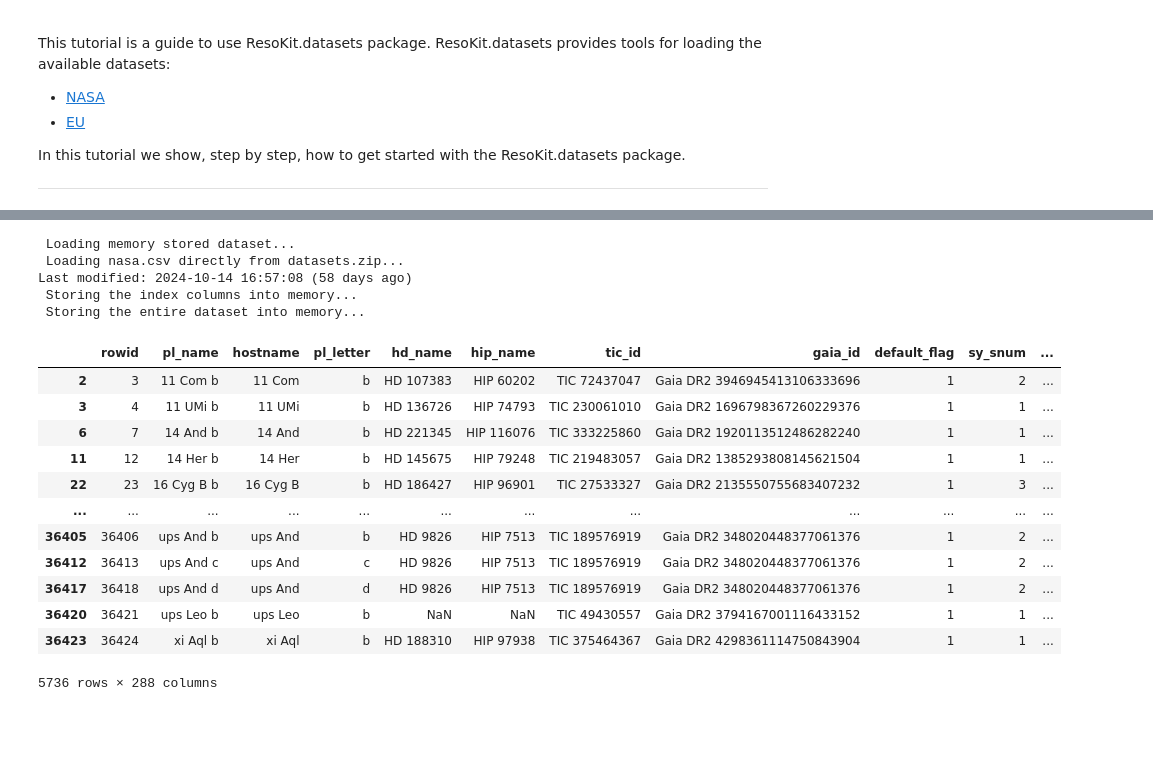
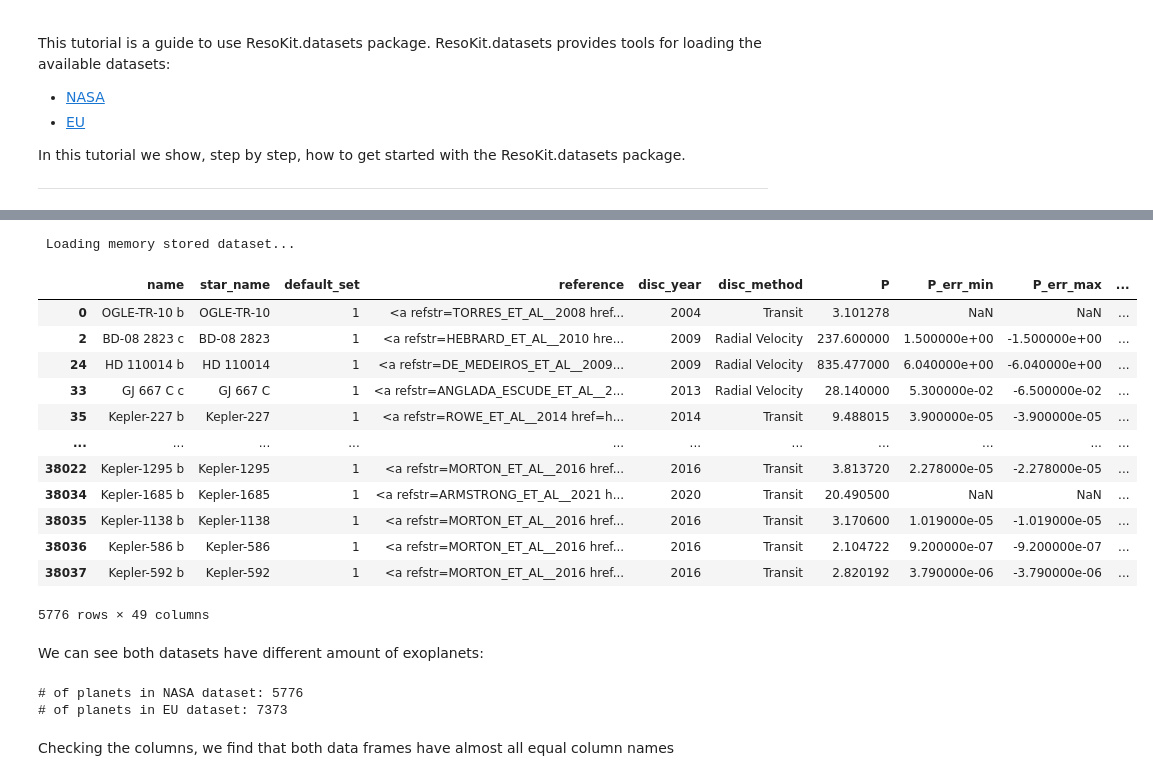
Before and after one commit to Gianuzzi/ResoKit, a Jupyter notebook: docs/source/tutorials/io.ipynb, the cells around one changed output, grey strips where cells are left out. Cells and saved outputs as stored; diff of their text form; code cells hidden in the pictures; blank space fills up the shorter version.

```diff
--- a/docs/source/tutorials/io.ipynb
+++ b/docs/source/tutorials/io.ipynb
@@ -57,0 +24,3 @@ rdata.load_dataset("eu", store=True)
+# %%
+data = datasets.load_dataset("eu")
+data
@@ -57,0 +44,2 @@ rdata.load_dataset("eu", store=True)
+# %%
+datasets.load_dataset("eu", store=True)
@@ -57,0 +76,3 @@ rdata.load_dataset("eu", store=True)
+# %%
+eu = datasets.load_dataset("eu")
+eu
@@ -58,28 +94,32 @@ rdata.load_dataset("eu", store=True)
 # %%
-eu = rdata.load_dataset("eu")
-eu
+# Load NASA dataset too
+nasa_full = datasets.load_dataset("nasa", store=True, check_age=True)
 
-nasa_full = rdata.load_dataset("nasa", store=True, check_age=True)
-
-# Filter the dataset
-nasa = nasa_full[(nasa_full.pl_controv_flag == 0) & (nasa_full.default_flag == 1)]
+# Nasa dataset contains all exoplanet solutions (including non default and controversial), so we filter them here
+nasa = nasa_full[(nasa_full.controversial == 0) & (nasa_full.default_set == 1)]
 nasa
 # %% [output]
  Loading memory stored dataset...
- Loading nasa.csv directly from datasets.zip...
-Last modified: 2024-10-14 16:57:08 (58 days ago)
- Storing the index columns into memory...
- Storing the entire dataset into memory...
-|  | rowid | pl_name | hostname | pl_letter | hd_name | hip_name | tic_id | gaia_id | default_flag | sy_snum | ... |
-| 2 | 3 | 11 Com b | 11 Com | b | HD 107383 | HIP 60202 | TIC 72437047 | Gaia DR2 3946945413106333696 | 1 | 2 | ... |
-| 3 | 4 | 11 UMi b | 11 UMi | b | HD 136726 | HIP 74793 | TIC 230061010 | Gaia DR2 1696798367260229376 | 1 | 1 | ... |
-| 6 | 7 | 14 And b | 14 And | b | HD 221345 | HIP 116076 | TIC 333225860 | Gaia DR2 1920113512486282240 | 1 | 1 | ... |
-| 11 | 12 | 14 Her b | 14 Her | b | HD 145675 | HIP 79248 | TIC 219483057 | Gaia DR2 1385293808145621504 | 1 | 1 | ... |
-| 22 | 23 | 16 Cyg B b | 16 Cyg B | b | HD 186427 | HIP 96901 | TIC 27533327 | Gaia DR2 2135550755683407232 | 1 | 3 | ... |
-| ... | ... | ... | ... | ... | ... | ... | ... | ... | ... | ... | ... |
-| 36405 | 36406 | ups And b | ups And | b | HD 9826 | HIP 7513 | TIC 189576919 | Gaia DR2 348020448377061376 | 1 | 2 | ... |
-| 36412 | 36413 | ups And c | ups And | c | HD 9826 | HIP 7513 | TIC 189576919 | Gaia DR2 348020448377061376 | 1 | 2 | ... |
-| 36417 | 36418 | ups And d | ups And | d | HD 9826 | HIP 7513 | TIC 189576919 | Gaia DR2 348020448377061376 | 1 | 2 | ... |
-| 36420 | 36421 | ups Leo b | ups Leo | b | NaN | NaN | TIC 49430557 | Gaia DR2 3794167001116433152 | 1 | 1 | ... |
-| 36423 | 36424 | xi Aql b | xi Aql | b | HD 188310 | HIP 97938 | TIC 375464367 | Gaia DR2 4298361114750843904 | 1 | 1 | ... |
+|  | name | star_name | default_set | reference | disc_year | disc_method | P | P_err_min | P_err_max | ... |
+| 0 | OGLE-TR-10 b | OGLE-TR-10 | 1 | <a refstr=TORRES_ET_AL__2008 href... | 2004 | Transit | 3.101278 | NaN | NaN | ... |
+| 2 | BD-08 2823 c | BD-08 2823 | 1 | <a refstr=HEBRARD_ET_AL__2010 hre... | 2009 | Radial Velocity | 237.600000 | 1.500000e+00 | -1.500000e+00 | ... |
+| 24 | HD 110014 b | HD 110014 | 1 | <a refstr=DE_MEDEIROS_ET_AL__2009... | 2009 | Radial Velocity | 835.477000 | 6.040000e+00 | -6.040000e+00 | ... |
+| 33 | GJ 667 C c | GJ 667 C | 1 | <a refstr=ANGLADA_ESCUDE_ET_AL__2... | 2013 | Radial Velocity | 28.140000 | 5.300000e-02 | -6.500000e-02 | ... |
+| 35 | Kepler-227 b | Kepler-227 | 1 | <a refstr=ROWE_ET_AL__2014 href=h... | 2014 | Transit | 9.488015 | 3.900000e-05 | -3.900000e-05 | ... |
+| ... | ... | ... | ... | ... | ... | ... | ... | ... | ... | ... |
+| 38022 | Kepler-1295 b | Kepler-1295 | 1 | <a refstr=MORTON_ET_AL__2016 href... | 2016 | Transit | 3.813720 | 2.278000e-05 | -2.278000e-05 | ... |
+| 38034 | Kepler-1685 b | Kepler-1685 | 1 | <a refstr=ARMSTRONG_ET_AL__2021 h... | 2020 | Transit | 20.490500 | NaN | NaN | ... |
+| 38035 | Kepler-1138 b | Kepler-1138 | 1 | <a refstr=MORTON_ET_AL__2016 href... | 2016 | Transit | 3.170600 | 1.019000e-05 | -1.019000e-05 | ... |
+| 38036 | Kepler-586 b | Kepler-586 | 1 | <a refstr=MORTON_ET_AL__2016 href... | 2016 | Transit | 2.104722 | 9.200000e-07 | -9.200000e-07 | ... |
+| 38037 | Kepler-592 b | Kepler-592 | 1 | <a refstr=MORTON_ET_AL__2016 href... | 2016 | Transit | 2.820192 | 3.790000e-06 | -3.790000e-06 | ... |
-5736 rows × 288 columns
+5776 rows × 49 columns
+# %% [markdown]
+We can see both datasets have different amount of exoplanets:
+# %%
+print(f"# of planets in NASA dataset: {nasa.shape[0]}")
+print(f"# of planets in EU dataset: {eu.shape[0]}")
+# %% [output]
+# of planets in NASA dataset: 5776
+# of planets in EU dataset: 7373
+# %% [markdown]
+Checking the columns, we find that both data frames have almost all equal column names
```
Also changed, not shown: parts of 25 cells of this notebook, 1 other file.
